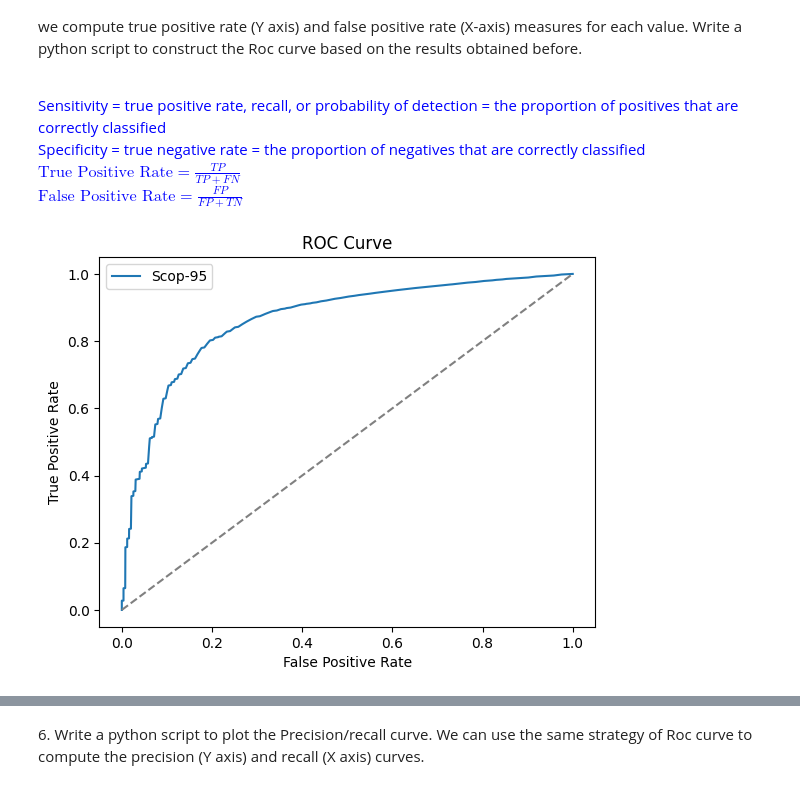
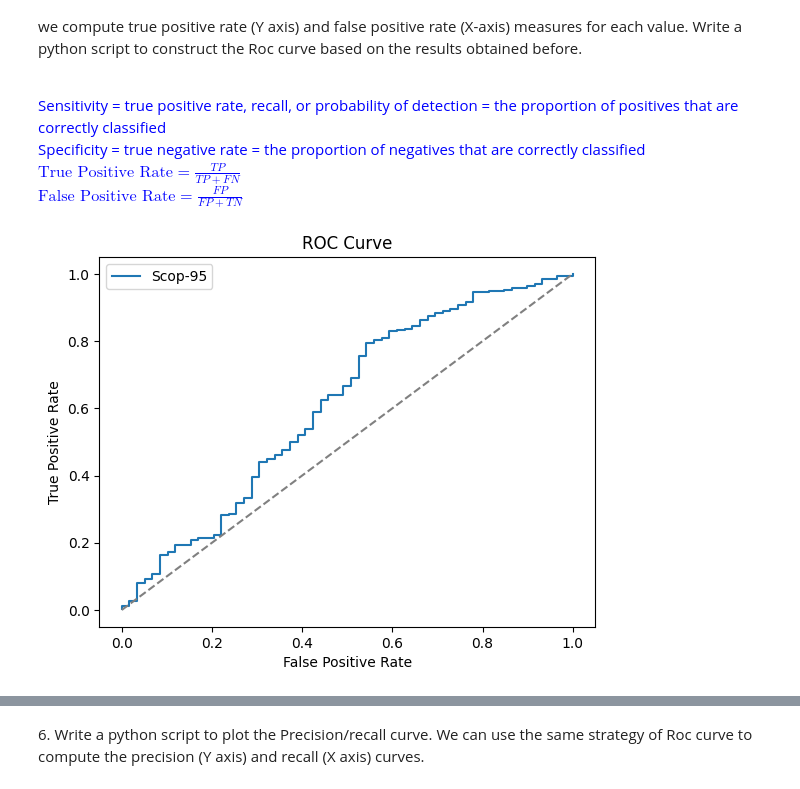
Before and after one commit to EliiseNicolas/M1_S2_BIM, a Jupyter notebook: SBAS/tme08/SBAS_TME_08_ANTON_NICOLAS.ipynb, the cells around one changed output, grey strips where cells are left out. Saved outputs shown, nothing was run; the diff lists cells and outputs as text; code cells hidden in the pictures.

```diff
--- a/SBAS/tme08/SBAS_TME_08_ANTON_NICOLAS.ipynb
+++ b/SBAS/tme08/SBAS_TME_08_ANTON_NICOLAS.ipynb
@@ -176,8 +176,8 @@ def ComputePerformance(resultsTable):
             TP += 1
         else :
             FP += 1
-    TN = FP
-    FN = num_seq - len(resultsTable) - TN
+
+    FN = num_seq - len(resultsTable)
 
     precision = TP / (TP+FP)
     recall = TP / (TP+FN)
@@ -200,50 +200,37 @@ $\text{True Positive Rate} = \frac{TP}{TP+FN}$
 $\text{False Positive Rate} = \frac{FP}{FP+TN}$
 <font>
 # %%
-def normalize(lst):
-    min_val = min(lst)
-    max_val = max(lst)
-    return [(x - min_val) / (max_val - min_val) for x in lst]
-
-
-def plotROCversion1(rep, nom, total):
+def plotROC(rep, nom, total):
     sorted_results = sorted(rep, key=lambda x: x[4])
 
     TP = 0
     FP = 0
-    TN = len(rep)
-    FN = total - len(rep)
+    totalTP, totalFP, _, _, _, _ = ComputePerformance(rep)
 
     TPRs = []
     FPRs = []
 
     for res in sorted_results:
         if res[1] == res[3]:
             TP += 1
-            TN -= 1
         else:
             FP += 1
-            FN -= 1
 
-        TPR = TP / (TP + FN)
-        FPR = FP / (FP + TN)
-
-        TPRs.append(TPR)
-        FPRs.append(FPR)
-
-    TPRs = normalize(TPRs)
-    FPRs = normalize(FPRs)
+        TPRs.append(TP/totalTP)
+        FPRs.append(FP/totalFP)
 
     plt.figure()
     plt.plot(FPRs, TPRs, label=nom)
     plt.plot([0, 1], [0, 1], '--', color='gray')
     plt.xlabel('False Positive Rate')
     plt.ylabel('True Positive Rate')
     plt.title('ROC Curve')
     plt.legend()
     plt.show()
 
+    return TPRs, FPRs
 
-plotROCversion1(rep95, "Scop-95", 789)
+
+TPRs95, FPRs95 = plotROC(rep95, "Scop-95", 789)
 # %% [output]
-[figure, old version]
+[figure, new version]
```
Also changed, not shown: parts of 14 cells of this notebook.
